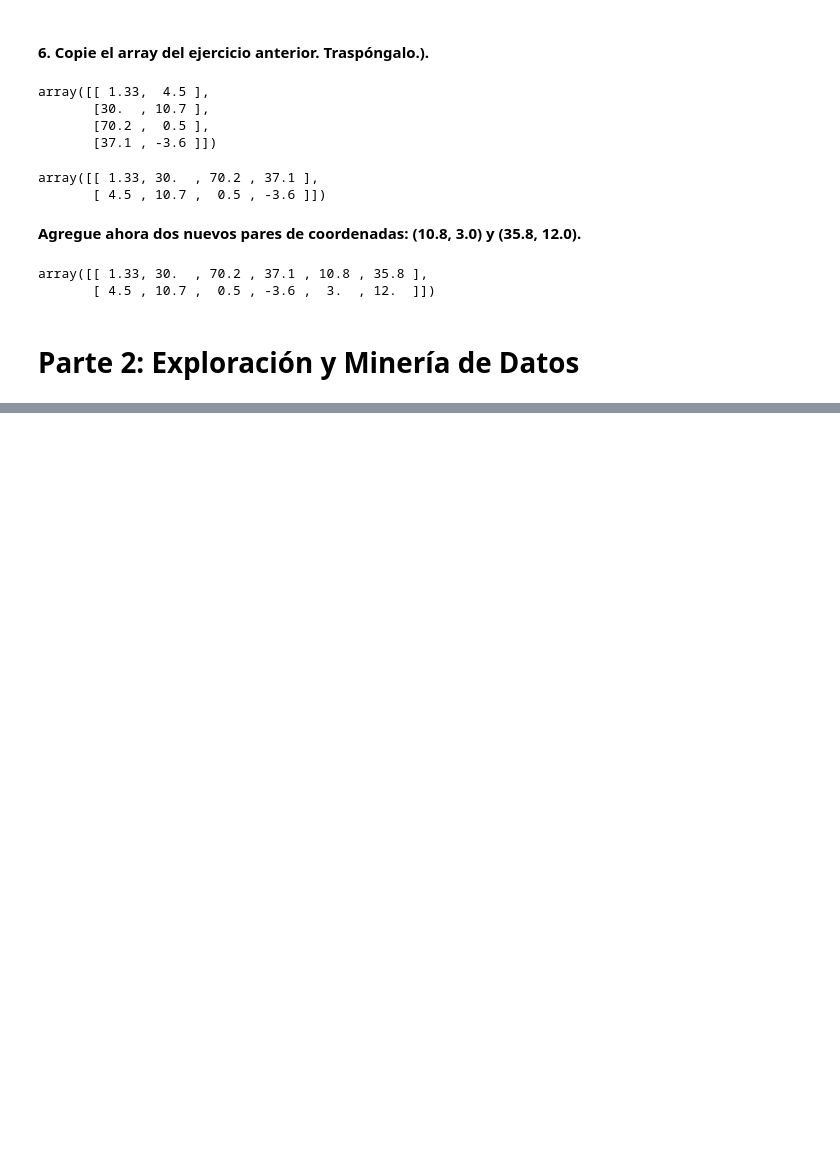
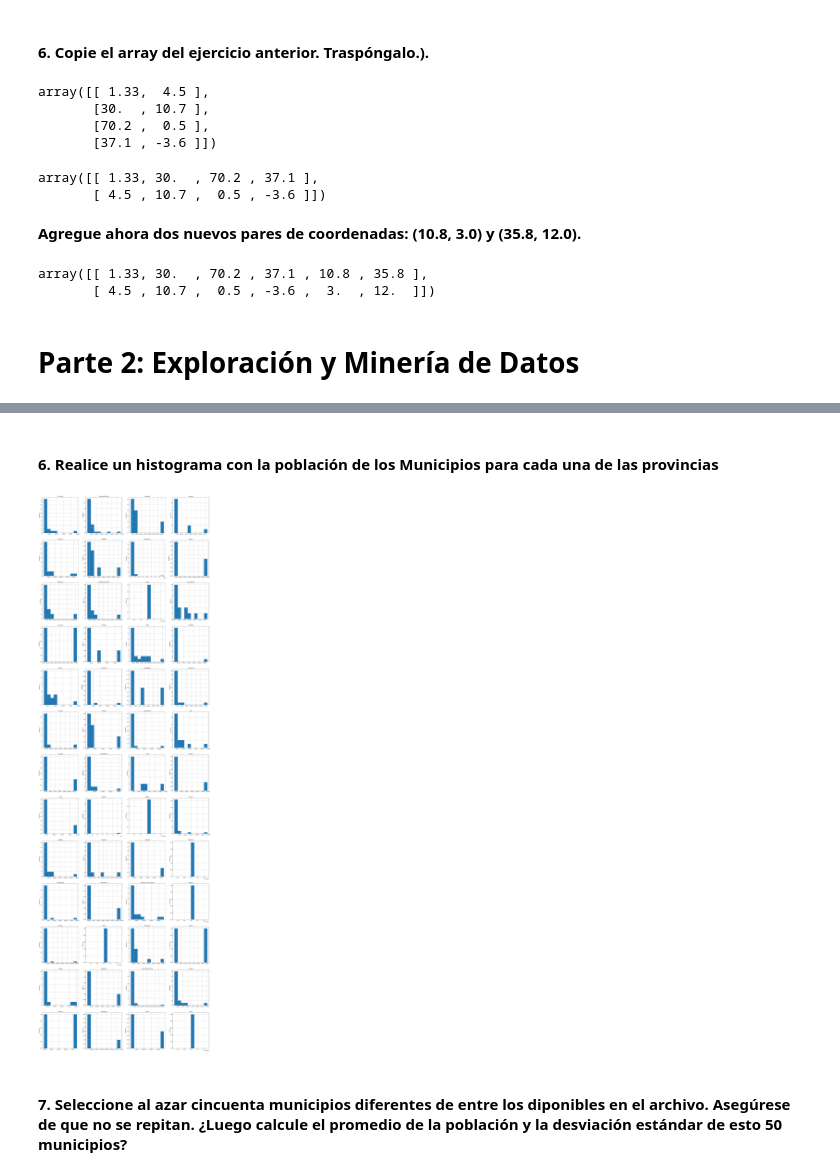
Before and after one commit to jriveramol/Lab3_Numpy_Pandas, a Jupyter notebook: Lab3_Numpy_Pandas.ipynb, the cells around one changed output, grey strips where cells are left out. Drawn from its saved outputs; the diff is of its cells as text; code cells hidden in the pictures; blank space fills up the shorter version.

```diff
--- a/Lab3_Numpy_Pandas.ipynb
+++ b/Lab3_Numpy_Pandas.ipynb
@@ -130,0 +222,13 @@ import matplotlib.pyplot as plt
+# %% [markdown]
+#### 6. Realice un histograma con la población de los Municipios para cada una de las provincias
+# %%
+provincias = dataset.groupby(['Provincia','Municipio'])[['Poblacion']].sum().reset_index()
+fig, ax =  plt.subplots(13,4, figsize=(30,100))
+for i, prov in enumerate(provincias.Provincia.unique()):
+    df = provincias[provincias.Provincia == prov]
+    graf =df.Poblacion.plot(kind='hist', ax=ax[i//4,i%4],title=prov,grid=True)
+plt.show()
+# %% [output]
+[figure, added]
+# %% [markdown]
+#### 7. Seleccione al azar cincuenta municipios diferentes de entre los diponibles en el archivo. Asegúrese de que no se repitan. ¿Luego calcule el promedio de la población y la desviación estándar de esto 50 municipios?
```
Also changed, not shown: parts of 23 cells of this notebook.
